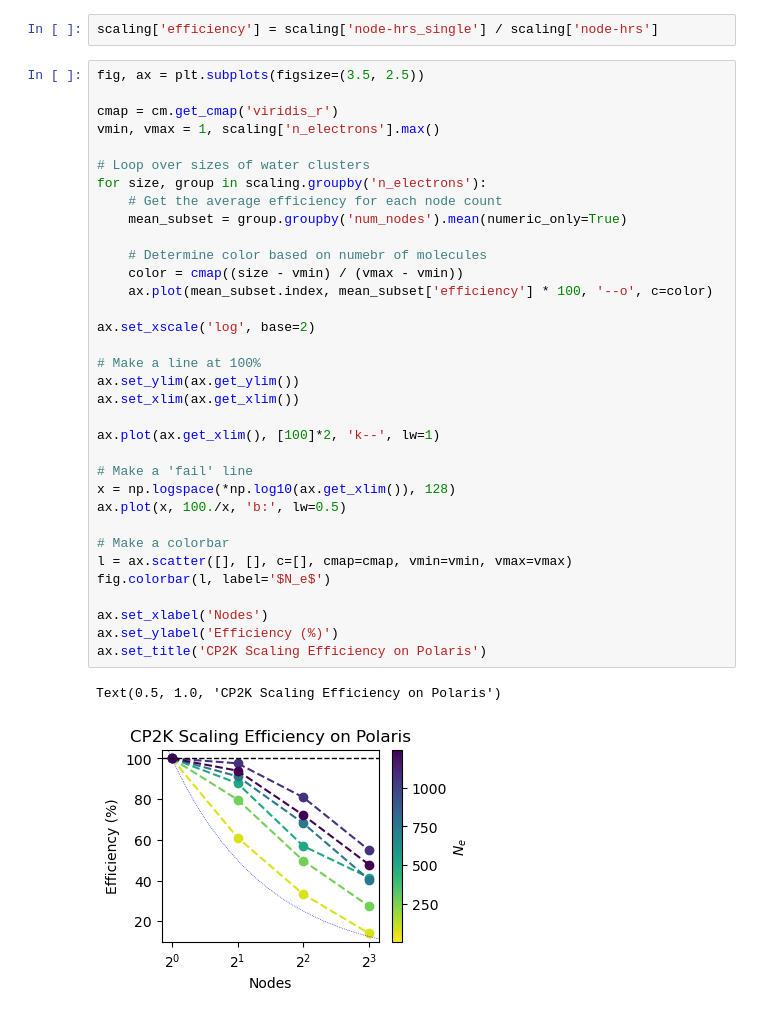
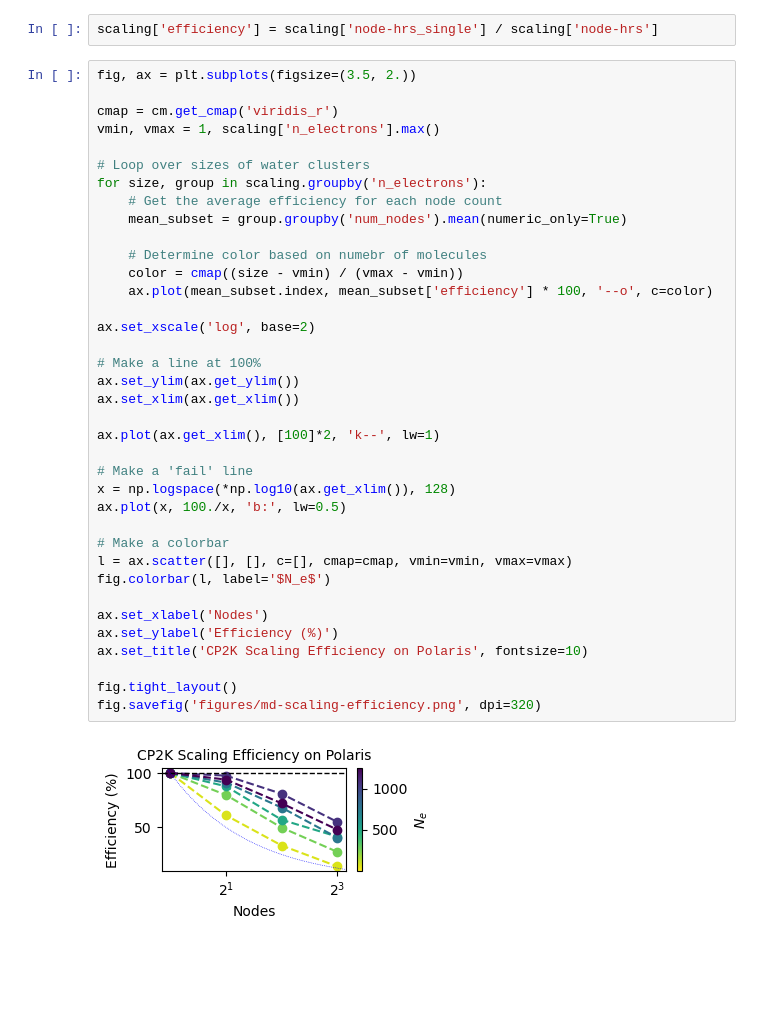
Before and after one commit to exalearn/fast-finetuned-forcefields, a Jupyter notebook: notebooks/mofs/0_evaluate-cp2k/2_evaluate-scaling.ipynb, the cells around one changed output. Cells and saved outputs as stored; diff of their text form; blank space fills up the shorter version.

```diff
--- a/notebooks/mofs/0_evaluate-cp2k/2_evaluate-scaling.ipynb
+++ b/notebooks/mofs/0_evaluate-cp2k/2_evaluate-scaling.ipynb
@@ -77,39 +77,41 @@ scaling.head()
 # %%
 scaling['efficiency'] = scaling['node-hrs_single'] / scaling['node-hrs']
 # %%
-fig, ax = plt.subplots(figsize=(3.5, 2.5))
+fig, ax = plt.subplots(figsize=(3.5, 2.))
 
 cmap = cm.get_cmap('viridis_r')
 vmin, vmax = 1, scaling['n_electrons'].max()
 
 # Loop over sizes of water clusters
 for size, group in scaling.groupby('n_electrons'):
     # Get the average efficiency for each node count
     mean_subset = group.groupby('num_nodes').mean(numeric_only=True)
 
     # Determine color based on numebr of molecules
     color = cmap((size - vmin) / (vmax - vmin))
     ax.plot(mean_subset.index, mean_subset['efficiency'] * 100, '--o', c=color)
 
 ax.set_xscale('log', base=2)
 
 # Make a line at 100%
 ax.set_ylim(ax.get_ylim())
 ax.set_xlim(ax.get_xlim())
 
 ax.plot(ax.get_xlim(), [100]*2, 'k--', lw=1)
 
 # Make a 'fail' line
 x = np.logspace(*np.log10(ax.get_xlim()), 128)
 ax.plot(x, 100./x, 'b:', lw=0.5)
 
 # Make a colorbar
 l = ax.scatter([], [], c=[], cmap=cmap, vmin=vmin, vmax=vmax)
 fig.colorbar(l, label='$N_e$')
 
 ax.set_xlabel('Nodes')
 ax.set_ylabel('Efficiency (%)')
-ax.set_title('CP2K Scaling Efficiency on Polaris')
+ax.set_title('CP2K Scaling Efficiency on Polaris', fontsize=10)
+
+fig.tight_layout()
+fig.savefig('figures/md-scaling-efficiency.png', dpi=320)
 # %% [output]
-Text(0.5, 1.0, 'CP2K Scaling Efficiency on Polaris')
-[figure, old version]
+[figure, new version]
```
Also changed, not shown: parts of 1 cell of this notebook, 5 other files.
